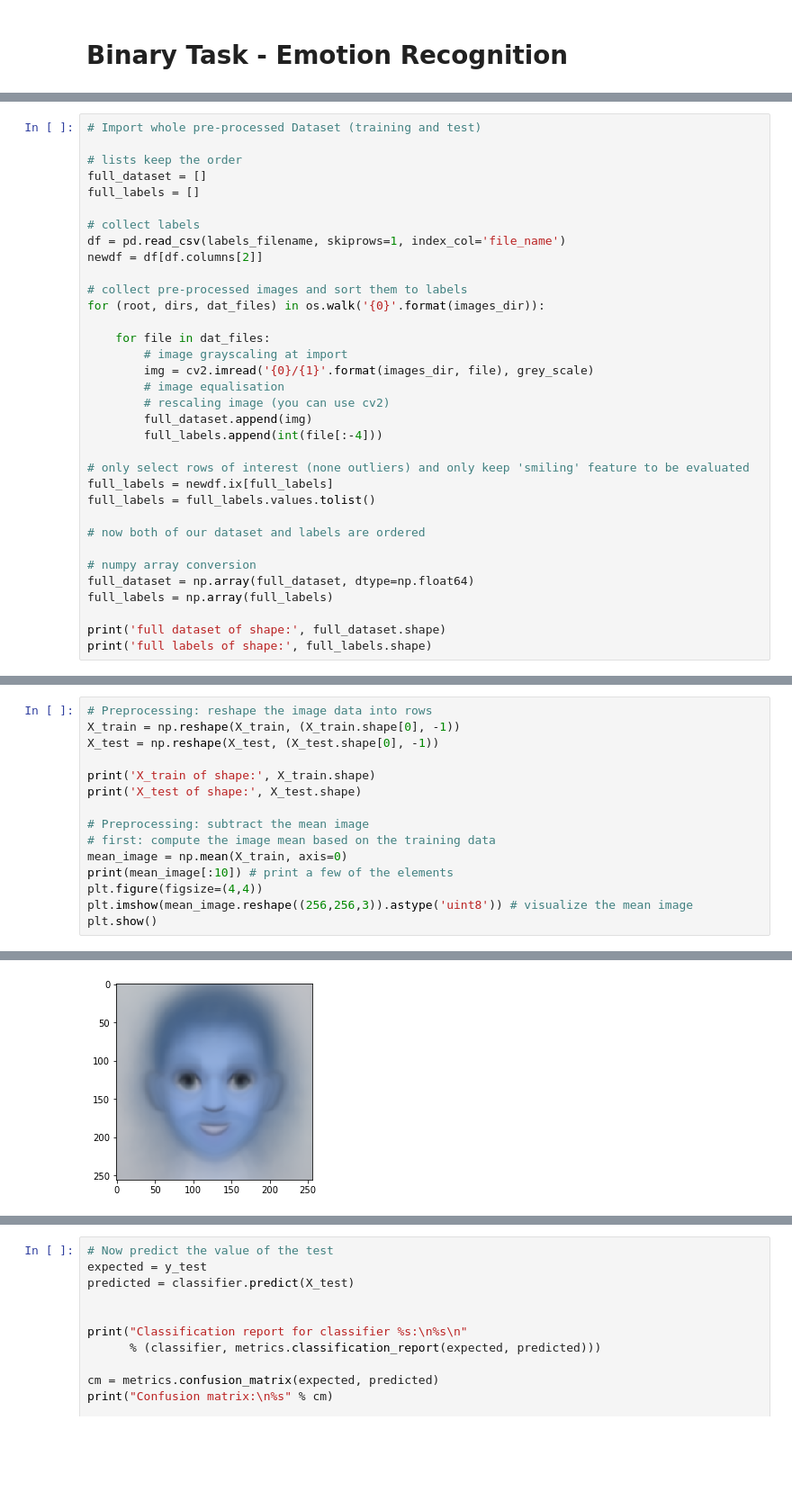
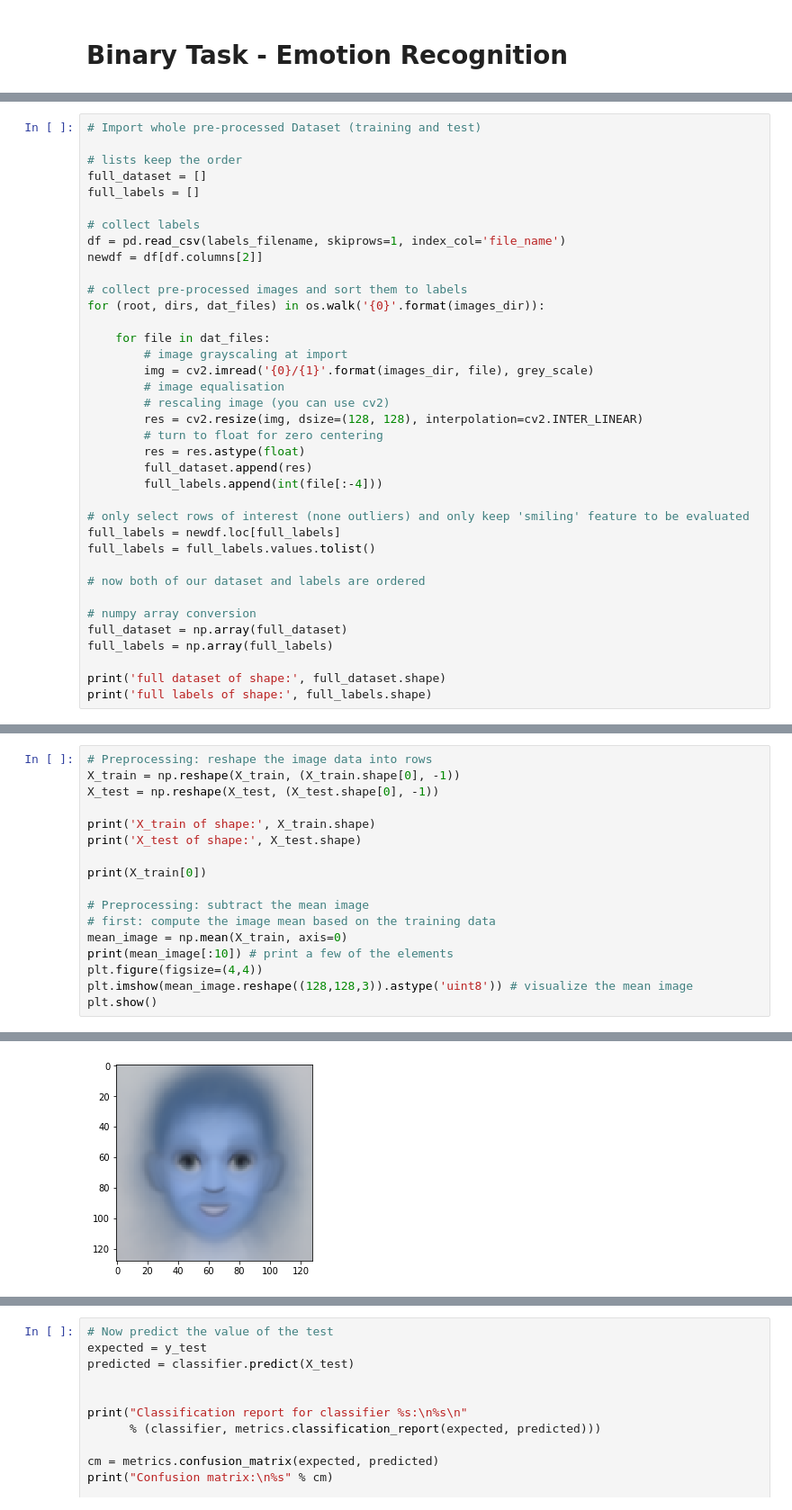
Before and after one commit to brunocalogero/AMLSassignment, a Jupyter notebook: binary_emotion.ipynb, the cells around one changed output, grey strips where cells are left out. Shown at 90% size. Cells and saved outputs as stored; diff of their text form; blank space fills up the shorter version.

Commit message:
updated binary emotion to downsize images by half

```diff
--- a/binary_emotion.ipynb
+++ b/binary_emotion.ipynb
@@ -47,17 +49,20 @@ for (root, dirs, dat_files) in os.walk('{0}'.format(images_dir)):
         img = cv2.imread('{0}/{1}'.format(images_dir, file), grey_scale)
         # image equalisation
         # rescaling image (you can use cv2)
-        full_dataset.append(img)
+        res = cv2.resize(img, dsize=(128, 128), interpolation=cv2.INTER_LINEAR)
+        # turn to float for zero centering
+        res = res.astype(float)
+        full_dataset.append(res)
         full_labels.append(int(file[:-4]))
 
 # only select rows of interest (none outliers) and only keep 'smiling' feature to be evaluated
-full_labels = newdf.ix[full_labels]
+full_labels = newdf.loc[full_labels]
 full_labels = full_labels.values.tolist()
 
 # now both of our dataset and labels are ordered
 
 # numpy array conversion
-full_dataset = np.array(full_dataset, dtype=np.float64)
+full_dataset = np.array(full_dataset)
 full_labels = np.array(full_labels)
 
 print('full dataset of shape:', full_dataset.shape)
@@ -101,11 +121,13 @@ X_test = np.reshape(X_test, (X_test.shape[0], -1))
 print('X_train of shape:', X_train.shape)
 print('X_test of shape:', X_test.shape)
 
+print(X_train[0])
+
 # Preprocessing: subtract the mean image
 # first: compute the image mean based on the training data
 mean_image = np.mean(X_train, axis=0)
 print(mean_image[:10]) # print a few of the elements
 plt.figure(figsize=(4,4))
-plt.imshow(mean_image.reshape((256,256,3)).astype('uint8')) # visualize the mean image
+plt.imshow(mean_image.reshape((128,128,3)).astype('uint8')) # visualize the mean image
 plt.show()
 # %% [output]
@@ -116,3 +139,3 @@ X_test of shape: (910, 196608)
-[figure, old version]
+[figure, new version]
 # %%
 # second: subtract the mean image from train and test data
```
Also changed, not shown: parts of 9 cells of this notebook.
